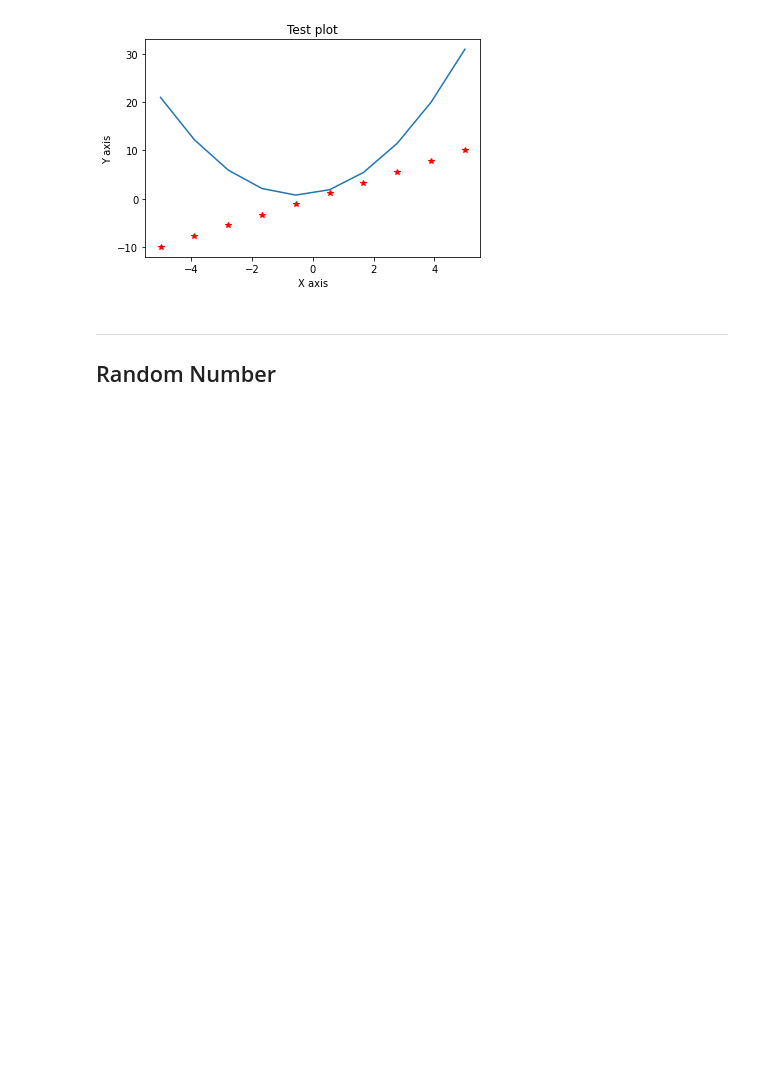
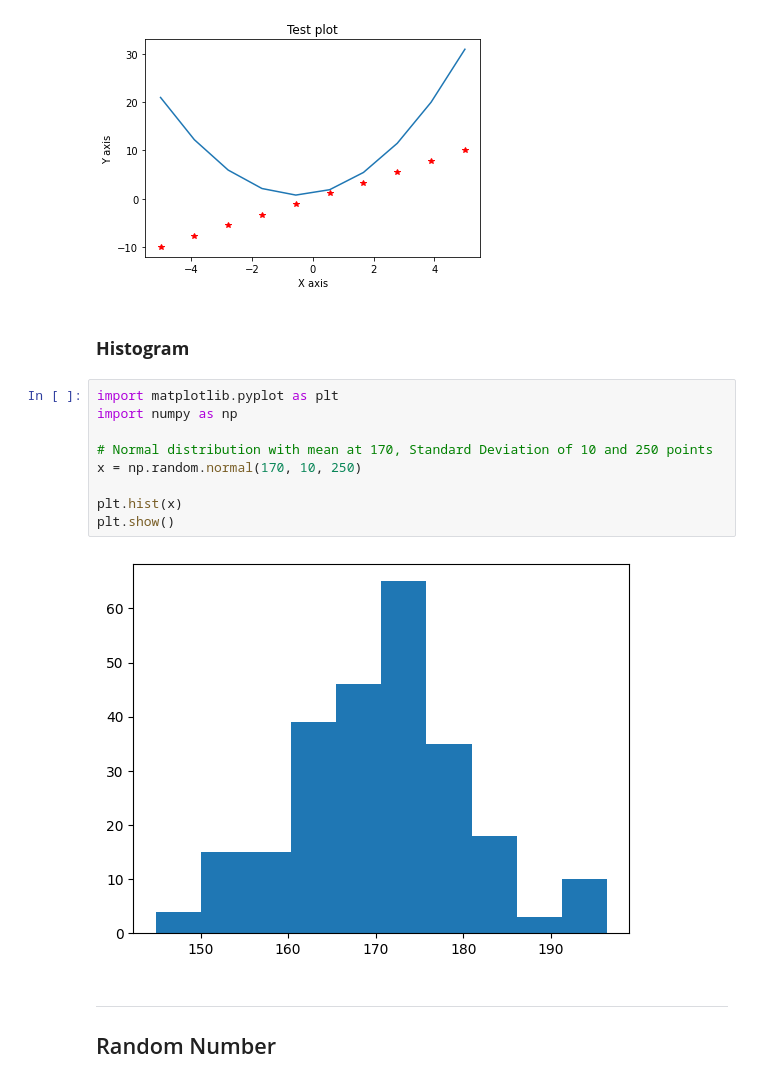
Before and after one commit to navgaur/Mathematical-Physics-I, a Jupyter notebook: Intro Python 1.ipynb, the cells around one changed output. Drawn from its saved outputs; the diff is of its cells as text; blank space fills up the shorter version.

```diff
--- a/Intro Python 1.ipynb
+++ b/Intro Python 1.ipynb
@@ -659,6 +666,19 @@ plt.title("Test plot")
 plt.show()
 # %% [output]
 [figure]
+# %% [markdown]
+### **Histogram**
+# %%
+import matplotlib.pyplot as plt
+import numpy as np
+
+# Normal distribution with mean at 170, Standard Deviation of 10 and 250 points
+x = np.random.normal(170, 10, 250)
+
+plt.hist(x)
+plt.show()
+# %% [output]
+[figure, added]
 # %% [markdown]
 ---
 ## Random Number
```
Also changed, not shown: parts of 7 cells of this notebook.
